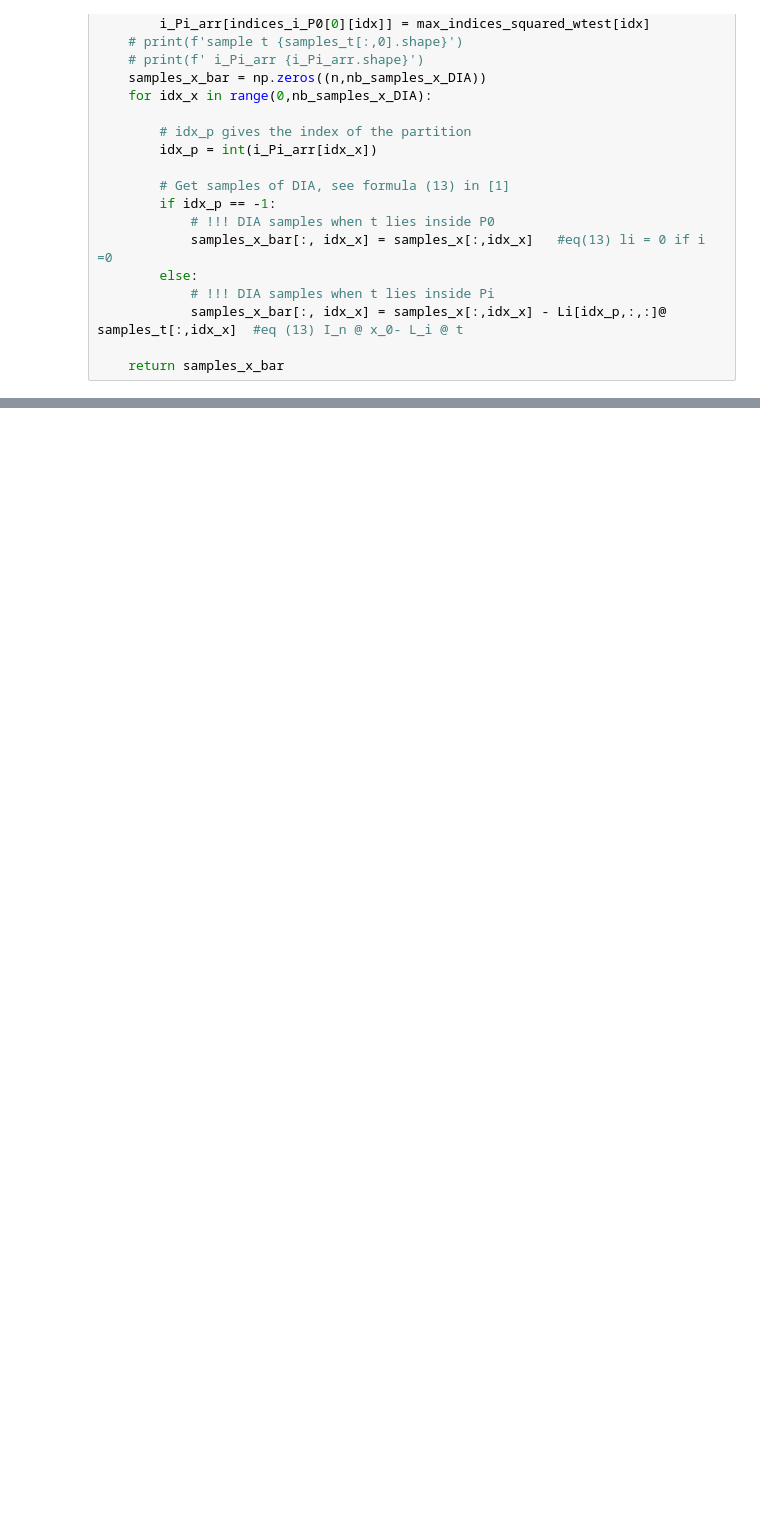
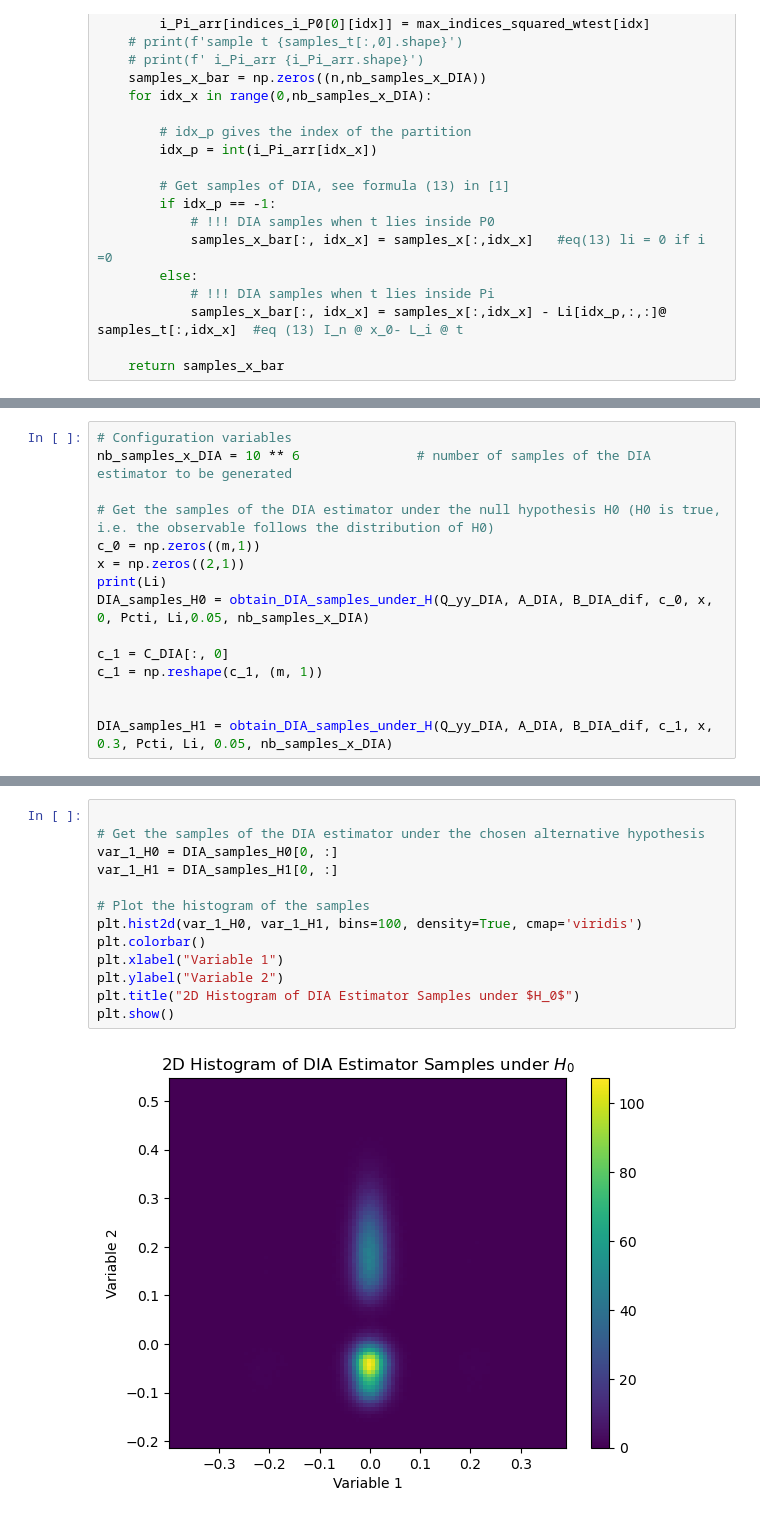
Before and after one commit to ICSlingerland/Geo-Data-Analysis, a Jupyter notebook: Unit-HoekvanHolland/Notebook 1.ipynb, the cells around one changed output, grey strips where cells are left out. Cells and saved outputs as stored; diff of their text form; blank space fills up the shorter version.

```diff
--- a/Unit-HoekvanHolland/Notebook 1.ipynb
+++ b/Unit-HoekvanHolland/Notebook 1.ipynb
@@ -1282,0 +1283,15 @@ sample t (2,)
+# %%
+# Configuration variables
+nb_samples_x_DIA = 10 ** 6               # number of samples of the DIA estimator to be generated
+
+# Get the samples of the DIA estimator under the null hypothesis H0 (H0 is true, i.e. the observable follows the distribution of H0)
+c_0 = np.zeros((m,1))
+x = np.zeros((2,1))
+print(Li)
+DIA_samples_H0 = obtain_DIA_samples_under_H(Q_yy_DIA, A_DIA, B_DIA_dif, c_0, x, 0, Pcti, Li,0.05, nb_samples_x_DIA)
+
+c_1 = C_DIA[:, 0]
+c_1 = np.reshape(c_1, (m, 1))
+
+
+DIA_samples_H1 = obtain_DIA_samples_under_H(Q_yy_DIA, A_DIA, B_DIA_dif, c_1, x, 0.3, Pcti, Li, 0.05, nb_samples_x_DIA)
@@ -1282,0 +1310,15 @@ sample t (2,)
+# %%
+
+# Get the samples of the DIA estimator under the chosen alternative hypothesis
+var_1_H0 = DIA_samples_H0[0, :]
+var_1_H1 = DIA_samples_H1[0, :]
+
+# Plot the histogram of the samples
+plt.hist2d(var_1_H0, var_1_H1, bins=100, density=True, cmap='viridis')
+plt.colorbar()
+plt.xlabel("Variable 1")
+plt.ylabel("Variable 2")
+plt.title("2D Histogram of DIA Estimator Samples under $H_0$")
+plt.show()
+# %% [output]
+[figure, added]
```
Also changed, not shown: parts of 35 cells of this notebook, 1 other file.
